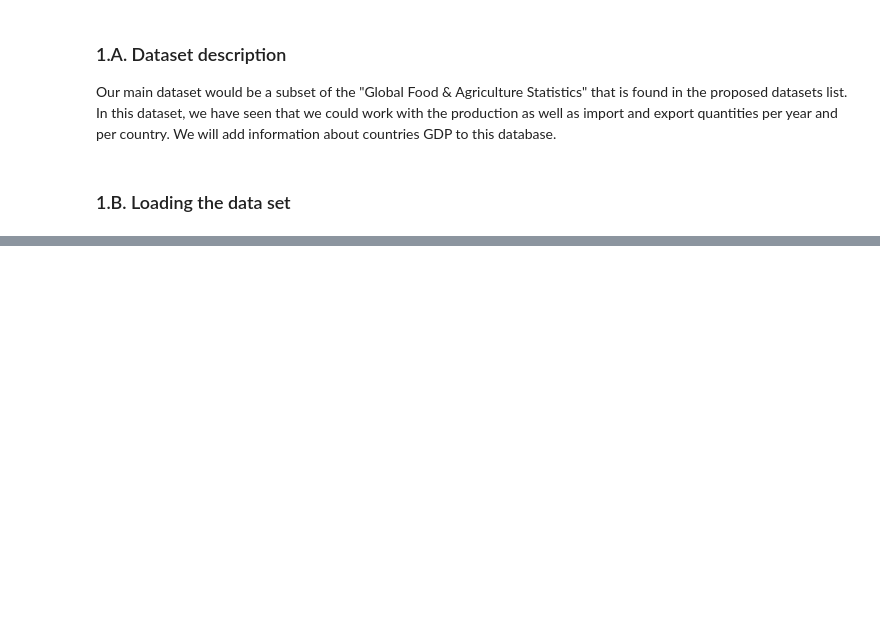
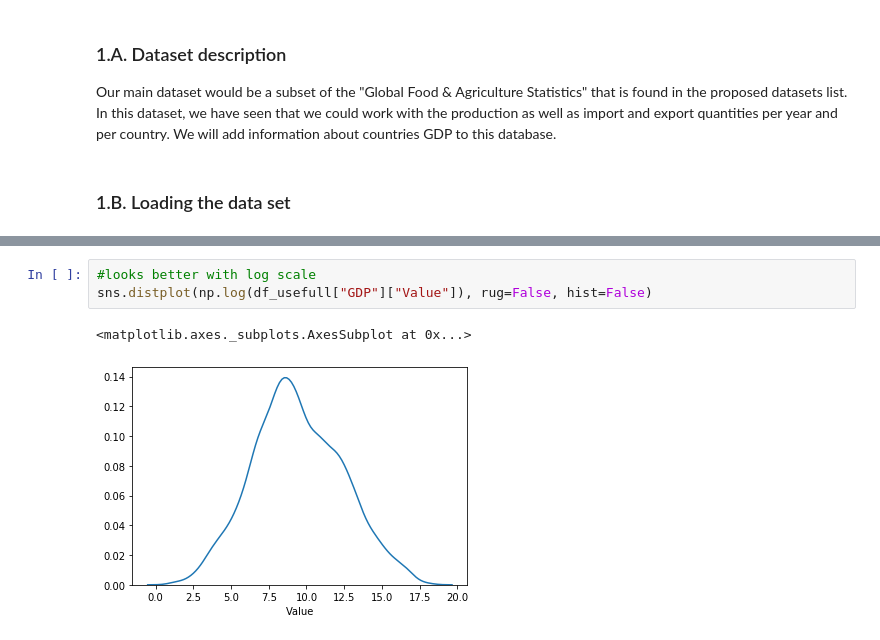
Before and after one commit to martin-ev/ADA-project, a Jupyter notebook: Scripts/Milestone 2.ipynb, the cells around one changed output, grey strips where cells are left out. Drawn from its saved outputs; the diff is of its cells as text; blank space fills up the shorter version.

```diff
--- a/Scripts/Milestone 2.ipynb
+++ b/Scripts/Milestone 2.ipynb
@@ -143,0 +294,6 @@ Our main dataset would be a subset of the "Global Food & Agriculture Statistics"
+# %%
+#looks better with log scale
+sns.distplot(np.log(df_usefull["GDP"]["Value"]), rug=False, hist=False)
+# %% [output]
+<matplotlib.axes._subplots.AxesSubplot at 0x...>
+[figure, added]
```
Also changed, not shown: parts of 47 cells of this notebook.
